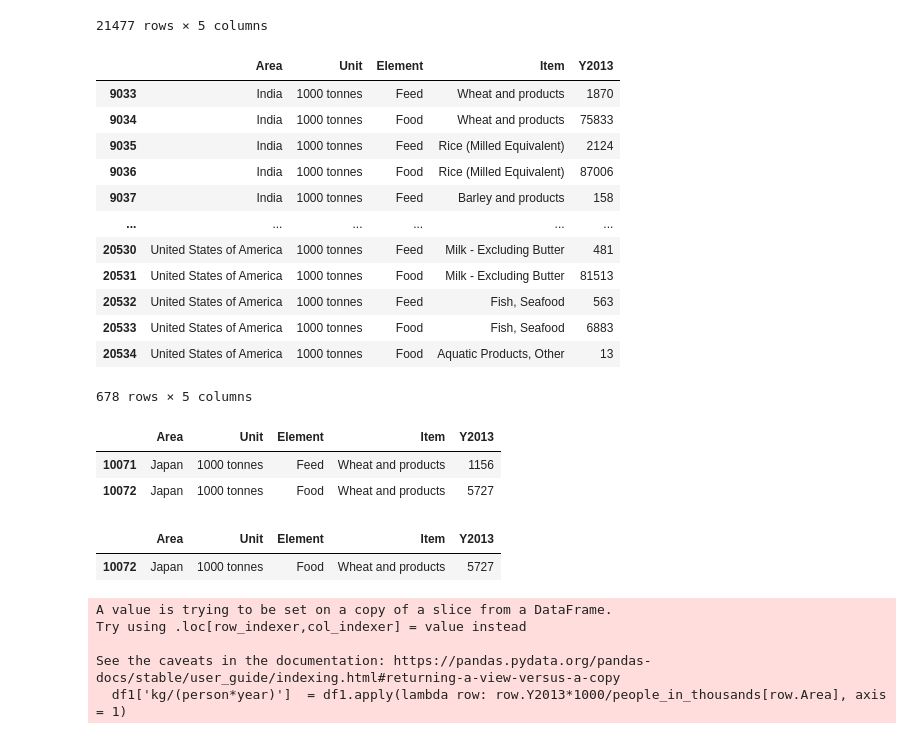
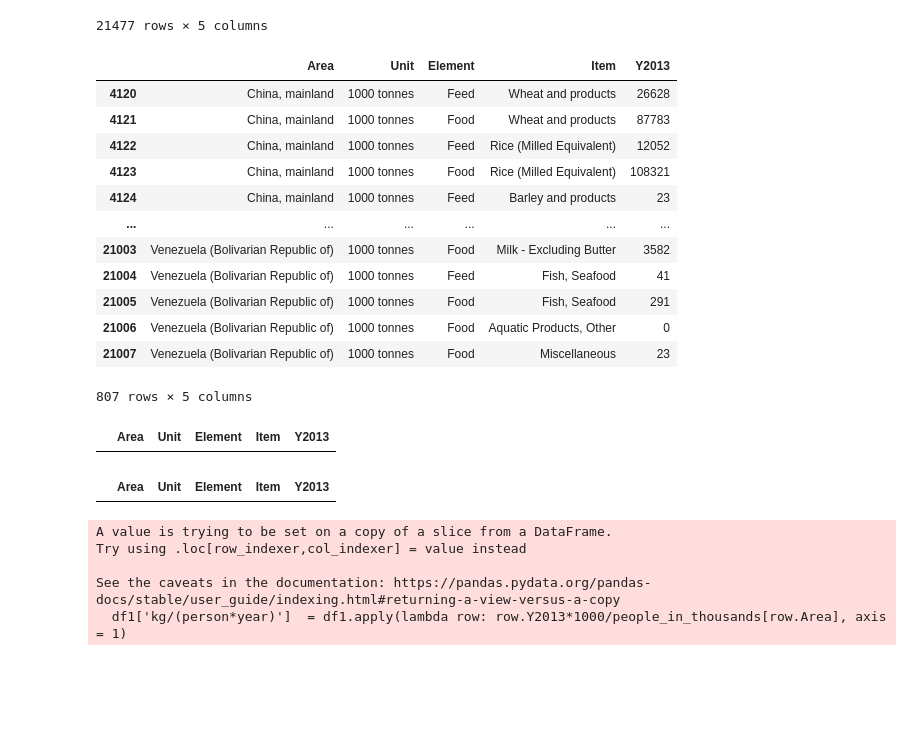
Before and after one commit to azoz01/twd-projekt-1, a Jupyter notebook: plots.ipynb, the cells around one changed output. Cells and saved outputs as stored; diff of their text form; code cells hidden in the pictures; blank space fills up the shorter version.

```diff
--- a/plots.ipynb
+++ b/plots.ipynb
@@ -41,37 +41,35 @@ df1
 | 21476 | Zimbabwe | 1000 tonnes | Food | Miscellaneous | 0 |
 21477 rows × 5 columns
 # %%
-df1 = df1[(df1.Area=='Japan') |
+df1 = df1[(df1.Area=='China, mainland') |
          (df1.Area=='United States of America') |
          (df1.Area=='India') |
-         (df1.Area=='Norway') |
-         (df1.Area=='Senegal')]
+         (df1.Area=='Poland') |
+         (df1.Area=='Senegal')|
+         (df1.Area=='Venezuela (Bolivarian Republic of)')]
 df1
 # %% [output]
 |  | Area | Unit | Element | Item | Y2013 |
-| 9033 | India | 1000 tonnes | Feed | Wheat and products | 1870 |
-| 9034 | India | 1000 tonnes | Food | Wheat and products | 75833 |
-| 9035 | India | 1000 tonnes | Feed | Rice (Milled Equivalent) | 2124 |
-| 9036 | India | 1000 tonnes | Food | Rice (Milled Equivalent) | 87006 |
-| 9037 | India | 1000 tonnes | Feed | Barley and products | 158 |
+| 4120 | China, mainland | 1000 tonnes | Feed | Wheat and products | 26628 |
+| 4121 | China, mainland | 1000 tonnes | Food | Wheat and products | 87783 |
+| 4122 | China, mainland | 1000 tonnes | Feed | Rice (Milled Equivalent) | 12052 |
+| 4123 | China, mainland | 1000 tonnes | Food | Rice (Milled Equivalent) | 108321 |
+| 4124 | China, mainland | 1000 tonnes | Feed | Barley and products | 23 |
 | ... | ... | ... | ... | ... | ... |
-| 20530 | United States of America | 1000 tonnes | Feed | Milk - Excluding Butter | 481 |
-| 20531 | United States of America | 1000 tonnes | Food | Milk - Excluding Butter | 81513 |
-| 20532 | United States of America | 1000 tonnes | Feed | Fish, Seafood | 563 |
-| 20533 | United States of America | 1000 tonnes | Food | Fish, Seafood | 6883 |
-| 20534 | United States of America | 1000 tonnes | Food | Aquatic Products, Other | 13 |
+| 21003 | Venezuela (Bolivarian Republic of) | 1000 tonnes | Food | Milk - Excluding Butter | 3582 |
+| 21004 | Venezuela (Bolivarian Republic of) | 1000 tonnes | Feed | Fish, Seafood | 41 |
+| 21005 | Venezuela (Bolivarian Republic of) | 1000 tonnes | Food | Fish, Seafood | 291 |
+| 21006 | Venezuela (Bolivarian Republic of) | 1000 tonnes | Food | Aquatic Products, Other | 0 |
+| 21007 | Venezuela (Bolivarian Republic of) | 1000 tonnes | Food | Miscellaneous | 23 |
-678 rows × 5 columns
+807 rows × 5 columns
 # %%
 df1[(df1.Item == 'Wheat and products') & (df1.Area == 'Japan')]
 # %% [output]
 |  | Area | Unit | Element | Item | Y2013 |
-| 10071 | Japan | 1000 tonnes | Feed | Wheat and products | 1156 |
-| 10072 | Japan | 1000 tonnes | Food | Wheat and products | 5727 |
 # %%
 df1 = df1[(df1.Element == 'Food')]
 # %%
 df1[(df1.Item == 'Wheat and products') & (df1.Area == 'Japan')]
 # %% [output]
 |  | Area | Unit | Element | Item | Y2013 |
-| 10072 | Japan | 1000 tonnes | Food | Wheat and products | 5727 |
 # %%
```
Also changed, not shown: parts of 5 cells of this notebook.
